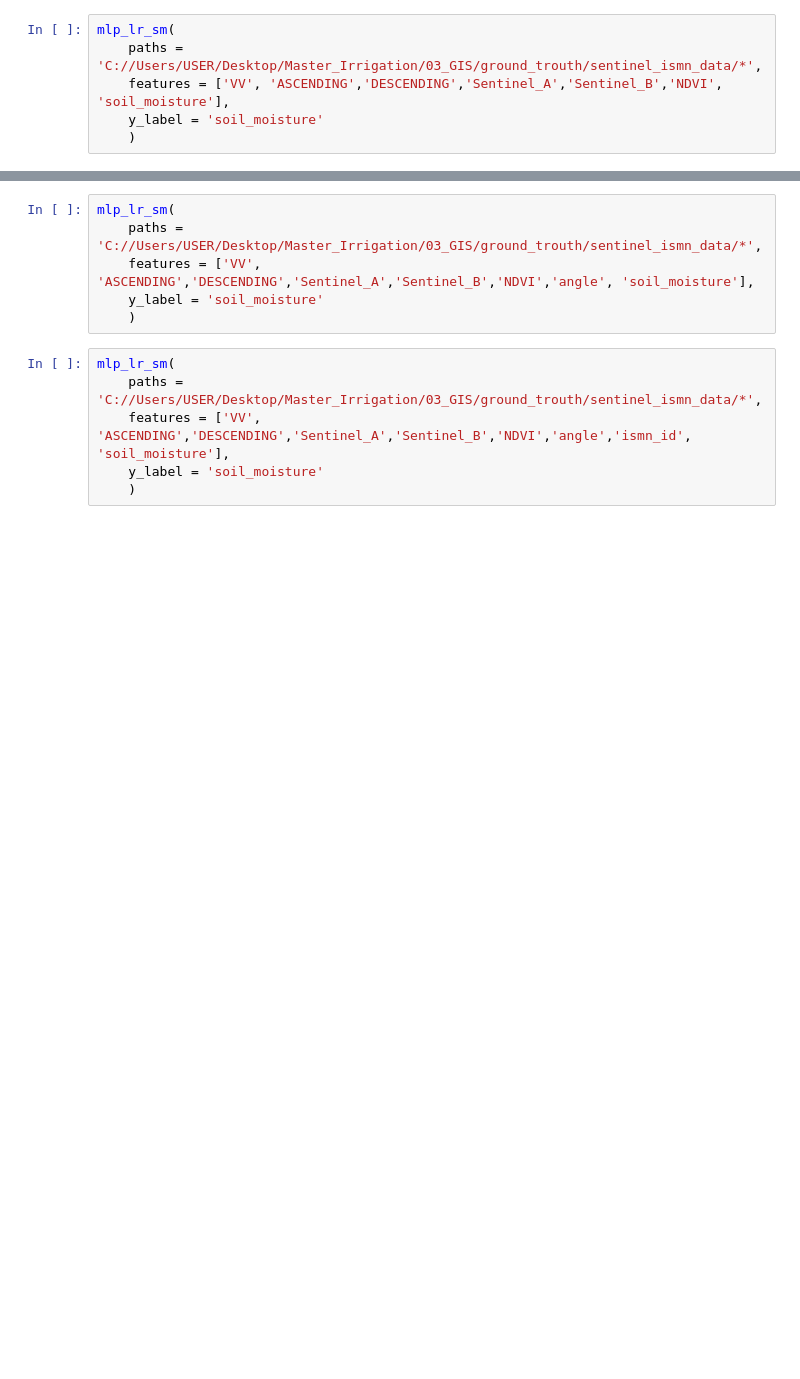
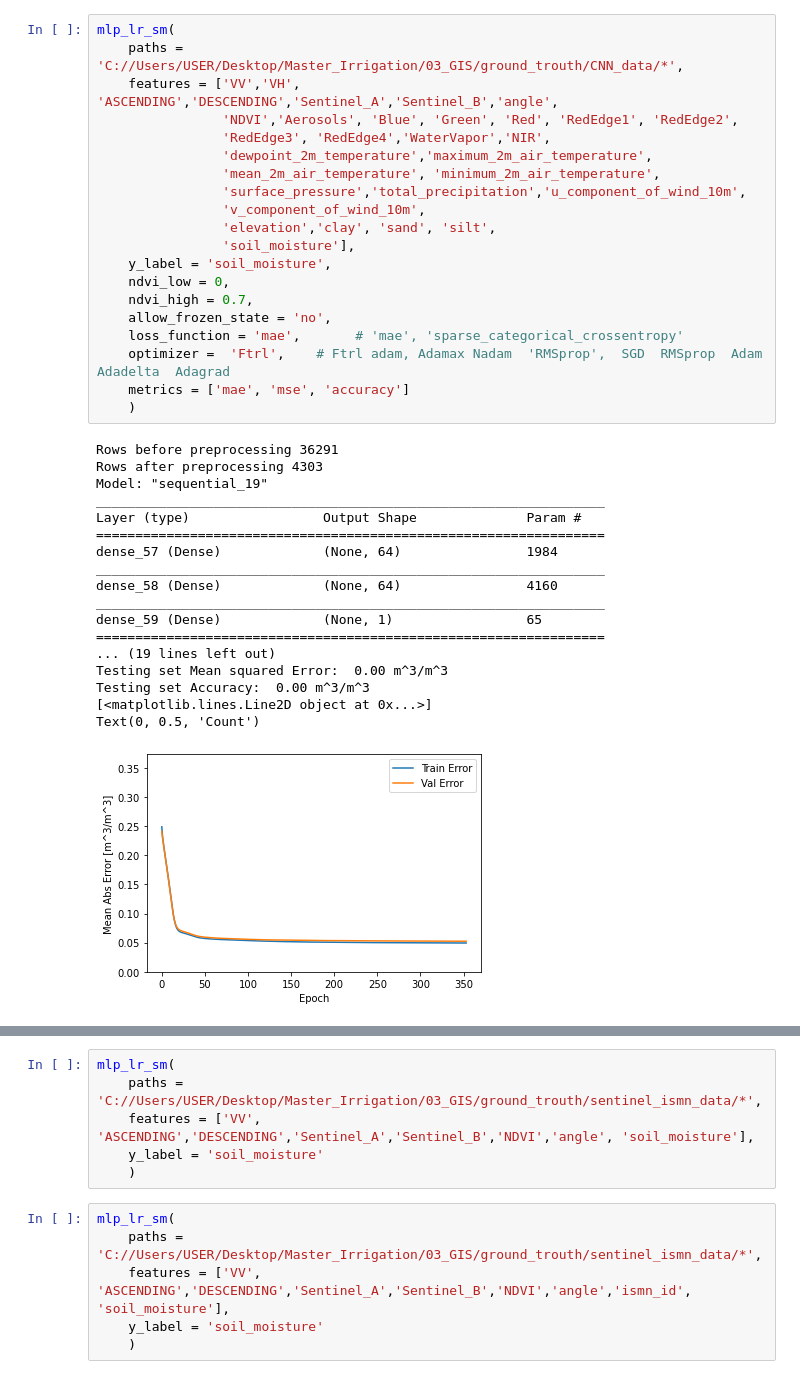
Before and after one commit to till90/irrigation_detection, a Jupyter notebook: CNN_MLP_Regression_soil_moisture.ipynb, the cells around one changed output, grey strips where cells are left out. Cells and saved outputs as stored; diff of their text form; blank space fills up the shorter version.

```diff
--- a/CNN_MLP_Regression_soil_moisture.ipynb
+++ b/CNN_MLP_Regression_soil_moisture.ipynb
@@ -225,6 +255,39 @@ mlp_lr_sm(
-# %%
-mlp_lr_sm(
-    paths = 'C://Users/USER/Desktop/Master_Irrigation/03_GIS/ground_trouth/sentinel_ismn_data/*',
-    features = ['VV', 'ASCENDING','DESCENDING','Sentinel_A','Sentinel_B','NDVI', 'soil_moisture'],
-    y_label = 'soil_moisture'
-    )
+# %%
+mlp_lr_sm(
+    paths = 'C://Users/USER/Desktop/Master_Irrigation/03_GIS/ground_trouth/CNN_data/*',
+    features = ['VV','VH', 'ASCENDING','DESCENDING','Sentinel_A','Sentinel_B','angle',
+                'NDVI','Aerosols', 'Blue', 'Green', 'Red', 'RedEdge1', 'RedEdge2',
+                'RedEdge3', 'RedEdge4','WaterVapor','NIR',
+                'dewpoint_2m_temperature','maximum_2m_air_temperature',
+                'mean_2m_air_temperature', 'minimum_2m_air_temperature',
+                'surface_pressure','total_precipitation','u_component_of_wind_10m',
+                'v_component_of_wind_10m',
+                'elevation','clay', 'sand', 'silt',
+                'soil_moisture'],
+    y_label = 'soil_moisture',
+    ndvi_low = 0,
+    ndvi_high = 0.7,
+    allow_frozen_state = 'no',
+    loss_function = 'mae',       # 'mae', 'sparse_categorical_crossentropy'
+    optimizer =  'Ftrl',    # Ftrl adam, Adamax Nadam  'RMSprop',  SGD  RMSprop  Adam  Adadelta  Adagrad
+    metrics = ['mae', 'mse', 'accuracy']
+    )
+# %% [output]
+Rows before preprocessing 36291
+Rows after preprocessing 4303
+Model: "sequential_19"
+_________________________________________________________________
+Layer (type)                 Output Shape              Param #
+=================================================================
+dense_57 (Dense)             (None, 64)                1984
+_________________________________________________________________
+dense_58 (Dense)             (None, 64)                4160
+_________________________________________________________________
+dense_59 (Dense)             (None, 1)                 65
+=================================================================
+... (19 lines left out)
+Testing set Mean squared Error:  0.00 m^3/m^3
+Testing set Accuracy:  0.00 m^3/m^3
+[<matplotlib.lines.Line2D object at 0x...>]
+Text(0, 0.5, 'Count')
+[figure, added]
```
Also changed, not shown: parts of 14 cells of this notebook.
